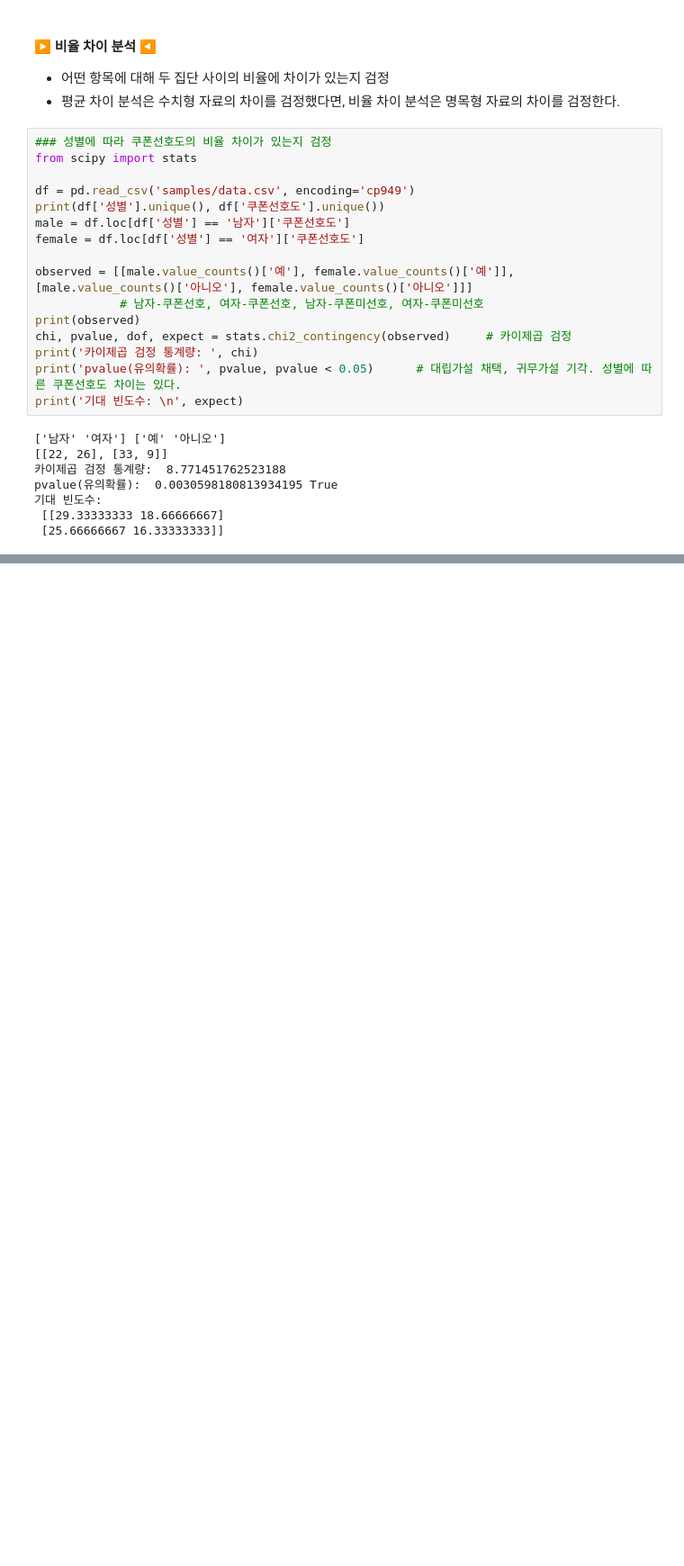
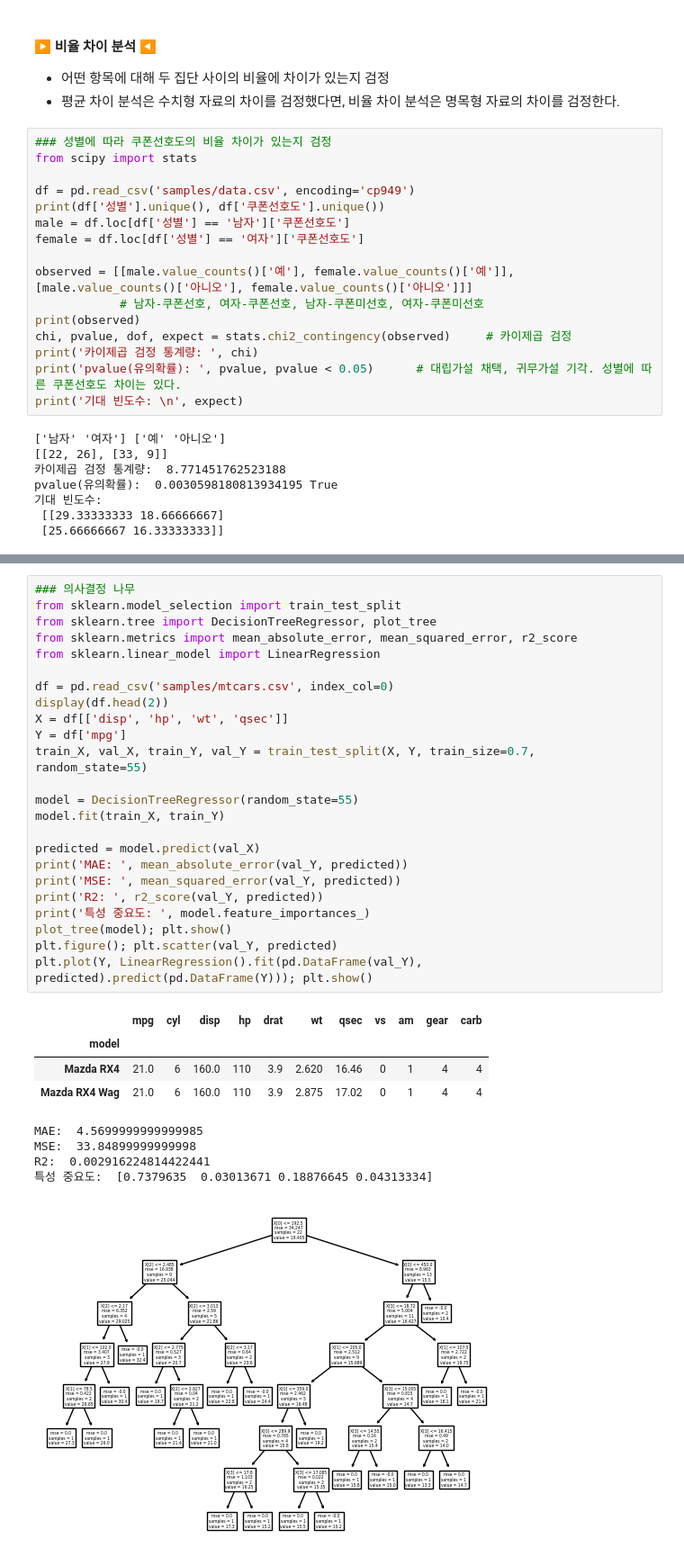
Before and after one commit to chickengak/TIL, a Jupyter notebook: dev-journey/big-data/myPractice-bbg.ipynb, the cells around one changed output, grey strips where cells are left out. Shown at 90% size. Saved outputs shown, nothing was run; the diff lists cells and outputs as text; blank space fills up the shorter version.

```diff
--- a/dev-journey/big-data/myPractice-bbg.ipynb
+++ b/dev-journey/big-data/myPractice-bbg.ipynb
@@ -1630,0 +2103,34 @@ numpy.int64
+# %%
+### 의사결정 나무
+from sklearn.model_selection import train_test_split
+from sklearn.tree import DecisionTreeRegressor, plot_tree
+from sklearn.metrics import mean_absolute_error, mean_squared_error, r2_score
+from sklearn.linear_model import LinearRegression
+
+df = pd.read_csv('samples/mtcars.csv', index_col=0)
+display(df.head(2))
+X = df[['disp', 'hp', 'wt', 'qsec']]
+Y = df['mpg']
+train_X, val_X, train_Y, val_Y = train_test_split(X, Y, train_size=0.7, random_state=55)
+
+model = DecisionTreeRegressor(random_state=55)
+model.fit(train_X, train_Y)
+
+predicted = model.predict(val_X)
+print('MAE: ', mean_absolute_error(val_Y, predicted))
+print('MSE: ', mean_squared_error(val_Y, predicted))
+print('R2: ', r2_score(val_Y, predicted))
+print('특성 중요도: ', model.feature_importances_)
+plot_tree(model); plt.show()
+plt.figure(); plt.scatter(val_Y, predicted)
+plt.plot(Y, LinearRegression().fit(pd.DataFrame(val_Y), predicted).predict(pd.DataFrame(Y))); plt.show()
+# %% [output]
+|  | mpg | cyl | disp | hp | drat | wt | qsec | vs | am | gear | carb |
+| model |  |  |  |  |  |  |  |  |  |  |  |
+| Mazda RX4 | 21.0 | 6 | 160.0 | 110 | 3.9 | 2.620 | 16.46 | 0 | 1 | 4 | 4 |
+| Mazda RX4 Wag | 21.0 | 6 | 160.0 | 110 | 3.9 | 2.875 | 17.02 | 0 | 1 | 4 | 4 |
+MAE:  4.5699999999999985
+MSE:  33.84899999999998
+R2:  0.002916224814422441
+특성 중요도:  [0.7379635  0.03013671 0.18876645 0.04313334]
+[figure, added]
```
Also changed, not shown: parts of 20 cells of this notebook.
